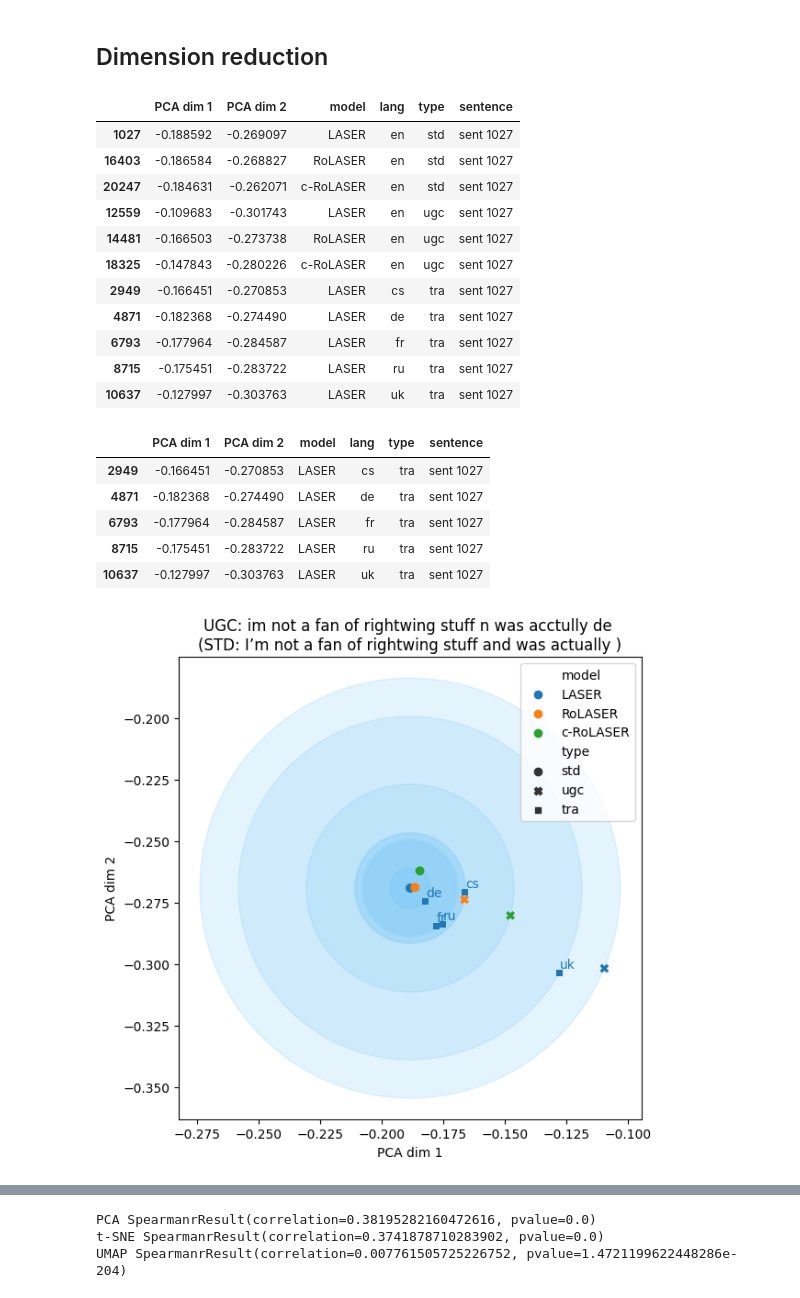
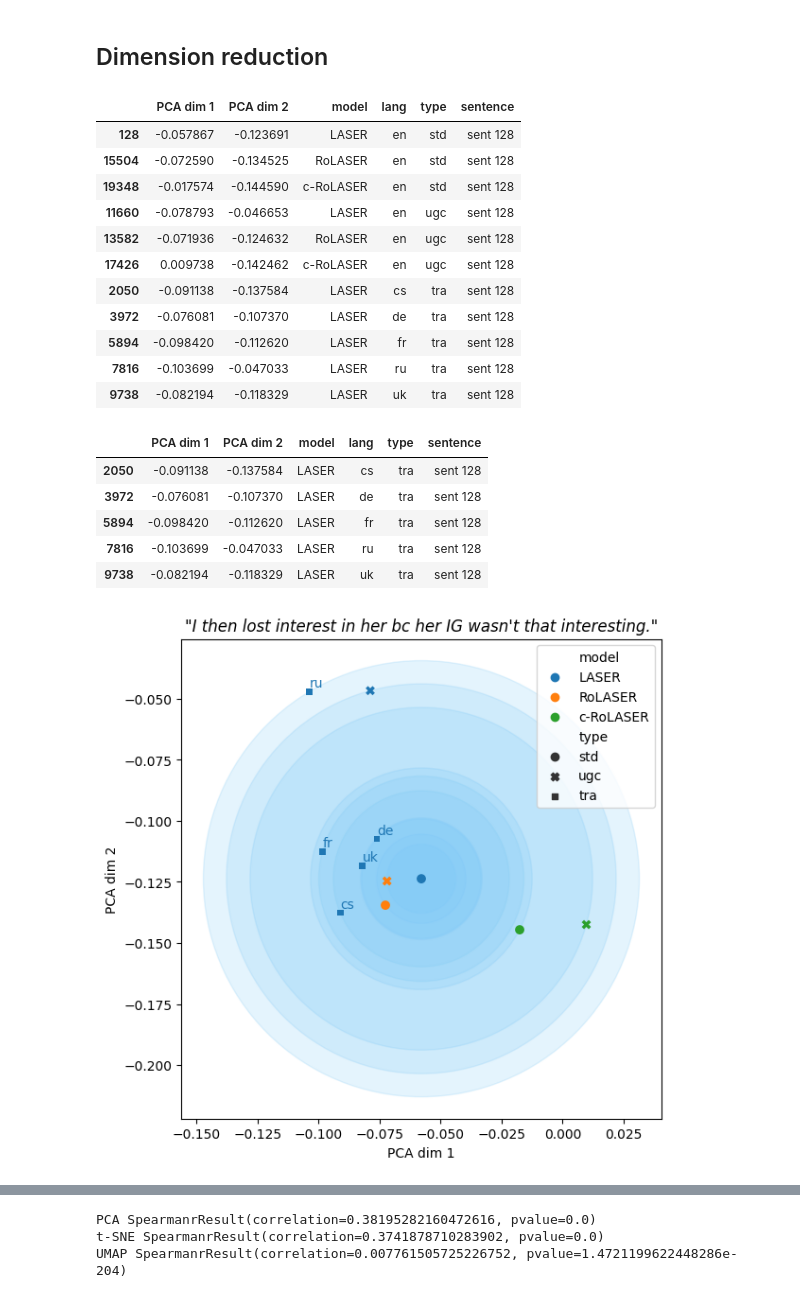
Before and after one commit to lydianish-phd/robust-embeddings, a Jupyter notebook: src/draft.ipynb, the cells around one changed output, grey strips where cells are left out. Drawn from its saved outputs; the diff is of its cells as text; code cells hidden in the pictures.

```diff
--- a/src/draft.ipynb
+++ b/src/draft.ipynb
@@ -384,17 +383,17 @@ multilexnorm_ref = "/home/lnishimw/scratch/experiments/robust-embeddings/laser/e
 # %%
 flores_dev_leet_roberta = "/home/lnishimw/scratch/experiments/robust-embeddings/laser/experiment_025_lrec_xsim/embeddings/roberta-student/flores200/100/dev/cleaned.eng_leet_Latn.dev"
 flores_dev_ugc_roberta = "/home/lnishimw/scratch/experiments/robust-embeddings/laser/experiment_025_lrec_xsim/embeddings/roberta-student/flores200/100/dev/cleaned.eng_Latn_ugc.dev"
-flores_dev_roberta = "/home/lnishimw/scratch/experiments/robust-embeddings/laser/experiment_025_lrec_xsim/embeddings/roberta-student/flores200/100/dev/cleaned.eng_Latn.dev"
-rocsmt_raw_roberta = "/home/lnishimw/scratch/experiments/robust-embeddings/laser/experiment_035_jz/embeddings/roberta-student/rocsmt/test/raw.en.test"
-rocsmt_norm_roberta = "/home/lnishimw/scratch/experiments/robust-embeddings/laser/experiment_035_jz/embeddings/roberta-student/rocsmt/test/norm.en.test"
+flores_dev_roberta = "/home/lnishimw/scratch/experiments/robust-embeddings/laser/experiment_035_jz/embeddings/roberta-student-init/flores200/devtest/eng_Latn.devtest"
+rocsmt_raw_roberta = "/home/lnishimw/scratch/experiments/robust-embeddings/laser/experiment_035_jz/embeddings/roberta-student-init/rocsmt/test/raw.en.test"
+rocsmt_norm_roberta = "/home/lnishimw/scratch/experiments/robust-embeddings/laser/experiment_035_jz/embeddings/roberta-student-init/rocsmt/test/norm.en.test"
 multilexnorm_src_roberta = "/home/lnishimw/scratch/experiments/robust-embeddings/laser/experiment_025_lrec_xsim/embeddings/roberta-student/multilexnorm2021/test/cleaned.en.src.test"
-multilexnorm_ref_roberta = "/home/lnishimw/scratch/experiments/robust-embeddings/laser/experiment_025_lrec_xsim/embeddings/roberta-student/multilexnorm2021/test/cleaned.en.ref.test"
+multilexnorm_ref_roberta = "/home/lnishimw/scratch/experiments/robust-embeddings/laser/experiment_035_jz/embeddings/roberta-student-init/multilexnorm2021/en/test/en.ref.test"
 # %%
 flores_dev_leet_c_roberta = "/home/lnishimw/scratch/experiments/robust-embeddings/laser/experiment_025_lrec_xsim/embeddings/character-roberta-student/flores200/100/dev/cleaned.eng_leet_Latn.dev"
 flores_dev_ugc_c_roberta = "/home/lnishimw/scratch/experiments/robust-embeddings/laser/experiment_025_lrec_xsim/embeddings/character-roberta-student/flores200/100/dev/cleaned.eng_Latn_ugc.dev"
-flores_dev_c_roberta = "/home/lnishimw/scratch/experiments/robust-embeddings/laser/experiment_025_lrec_xsim/embeddings/character-roberta-student/flores200/100/dev/cleaned.eng_Latn.dev"
-rocsmt_raw_c_roberta = "/home/lnishimw/scratch/experiments/robust-embeddings/laser/experiment_035_jz/embeddings/character-roberta-student/rocsmt/test/raw.en.test"
-rocsmt_norm_c_roberta = "/home/lnishimw/scratch/experiments/robust-embeddings/laser/experiment_035_jz/embeddings/character-roberta-student/rocsmt/test/norm.en.test"
+flores_dev_c_roberta = "/home/lnishimw/scratch/experiments/robust-embeddings/laser/experiment_036_jz/embeddings/character-roberta-student-init/flores200/devtest/eng_Latn.devtest"
+rocsmt_raw_c_roberta = "/home/lnishimw/scratch/experiments/robust-embeddings/laser/experiment_036_jz/embeddings/character-roberta-student-init/rocsmt/test/raw.en.test"
+rocsmt_norm_c_roberta = "/home/lnishimw/scratch/experiments/robust-embeddings/laser/experiment_036_jz/embeddings/character-roberta-student-init/rocsmt/test/norm.en.test"
 multilexnorm_src_c_roberta = "/home/lnishimw/scratch/experiments/robust-embeddings/laser/experiment_025_lrec_xsim/embeddings/character-roberta-student/multilexnorm2021/test/cleaned.en.src.test"
-multilexnorm_ref_c_roberta = "/home/lnishimw/scratch/experiments/robust-embeddings/laser/experiment_025_lrec_xsim/embeddings/character-roberta-student/multilexnorm2021/test/cleaned.en.ref.test"
+multilexnorm_ref_c_roberta = "/home/lnishimw/scratch/experiments/robust-embeddings/laser/experiment_036_jz/embeddings/character-roberta-student-init/multilexnorm2021/en/test/en.ref.test"
 # %%
@@ -599,36 +631,41 @@ subset = subset.loc[subset["type"].map({"std": 1, "ugc": 2, "tra": 3}).sort_valu
 subset
 # %% [output]
 |  | PCA dim 1 | PCA dim 2 | model | lang | type | sentence |
-| 1027 | -0.188592 | -0.269097 | LASER | en | std | sent 1027 |
-| 16403 | -0.186584 | -0.268827 | RoLASER | en | std | sent 1027 |
-| 20247 | -0.184631 | -0.262071 | c-RoLASER | en | std | sent 1027 |
-| 12559 | -0.109683 | -0.301743 | LASER | en | ugc | sent 1027 |
-| 14481 | -0.166503 | -0.273738 | RoLASER | en | ugc | sent 1027 |
-| 18325 | -0.147843 | -0.280226 | c-RoLASER | en | ugc | sent 1027 |
-| 2949 | -0.166451 | -0.270853 | LASER | cs | tra | sent 1027 |
-| 4871 | -0.182368 | -0.274490 | LASER | de | tra | sent 1027 |
-| 6793 | -0.177964 | -0.284587 | LASER | fr | tra | sent 1027 |
-| 8715 | -0.175451 | -0.283722 | LASER | ru | tra | sent 1027 |
-| 10637 | -0.127997 | -0.303763 | LASER | uk | tra | sent 1027 |
+| 128 | -0.057867 | -0.123691 | LASER | en | std | sent 128 |
+| 15504 | -0.072590 | -0.134525 | RoLASER | en | std | sent 128 |
+| 19348 | -0.017574 | -0.144590 | c-RoLASER | en | std | sent 128 |
+| 11660 | -0.078793 | -0.046653 | LASER | en | ugc | sent 128 |
+| 13582 | -0.071936 | -0.124632 | RoLASER | en | ugc | sent 128 |
+| 17426 | 0.009738 | -0.142462 | c-RoLASER | en | ugc | sent 128 |
+| 2050 | -0.091138 | -0.137584 | LASER | cs | tra | sent 128 |
+| 3972 | -0.076081 | -0.107370 | LASER | de | tra | sent 128 |
+| 5894 | -0.098420 | -0.112620 | LASER | fr | tra | sent 128 |
+| 7816 | -0.103699 | -0.047033 | LASER | ru | tra | sent 128 |
+| 9738 | -0.082194 | -0.118329 | LASER | uk | tra | sent 128 |
 # %%
 subset_multi = subset[subset["type"] == "tra"]
 subset_multi
 # %% [output]
 |  | PCA dim 1 | PCA dim 2 | model | lang | type | sentence |
-| 2949 | -0.166451 | -0.270853 | LASER | cs | tra | sent 1027 |
-| 4871 | -0.182368 | -0.274490 | LASER | de | tra | sent 1027 |
-| 6793 | -0.177964 | -0.284587 | LASER | fr | tra | sent 1027 |
-| 8715 | -0.175451 | -0.283722 | LASER | ru | tra | sent 1027 |
-| 10637 | -0.127997 | -0.303763 | LASER | uk | tra | sent 1027 |
+| 2050 | -0.091138 | -0.137584 | LASER | cs | tra | sent 128 |
+| 3972 | -0.076081 | -0.107370 | LASER | de | tra | sent 128 |
+| 5894 | -0.098420 | -0.112620 | LASER | fr | tra | sent 128 |
+| 7816 | -0.103699 | -0.047033 | LASER | ru | tra | sent 128 |
+| 9738 | -0.082194 | -0.118329 | LASER | uk | tra | sent 128 |
 # %%
-MAX_LEN = 50
+from textwrap import wrap
+MAX_LEN = 80
 fig, ax1 = plt.subplots(figsize=(6,6))
 plot_circles(ax1, subset)
 plot_langs(ax1, subset_multi, x_offset=0.0002, y_offset=0.002)
-ax1.set_title(f"UGC: {examples[n_ex]['ugc'][:MAX_LEN]}\n(STD: {examples[n_ex]['std'][:MAX_LEN]})")
+title_ugc = f'"{examples[n_ex]["ugc"][:MAX_LEN]}"'
+title_std = f"{examples[n_ex]['std'][:MAX_LEN]}"
+ax1.set_title(title_ugc, fontsize=12, loc='center', style='italic')
+# set subtitle
+#plt.suptitle(title_ugc, fontsize=12, y=0.99, x=0.55, style='italic')
 ax1.set_aspect("equal")
 ax1.legend(loc='upper right')
-fig.tight_layout(pad=0.25)
-plt.savefig("/home/lnishimw/scratch/LASER/tasks/_scores/pca_distances_long.pdf", format="pdf")
+fig.tight_layout(pad=0.5)
+plt.savefig(f"{plots_path}/pca_distances_{examples[n_ex]['len']}.pdf", format="pdf")
 # %% [output]
-[figure, old version]
+[figure, new version]
```
Also changed, not shown: parts of 52 cells of this notebook, 2 other files.
